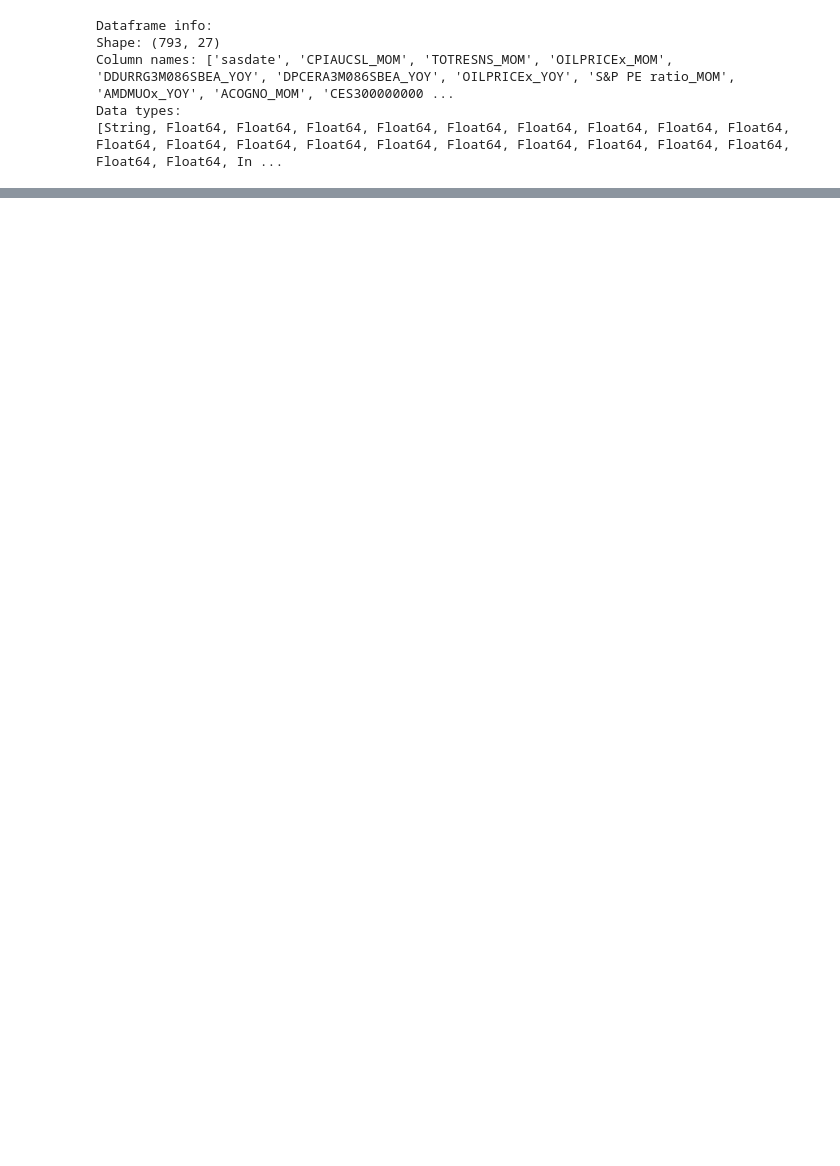
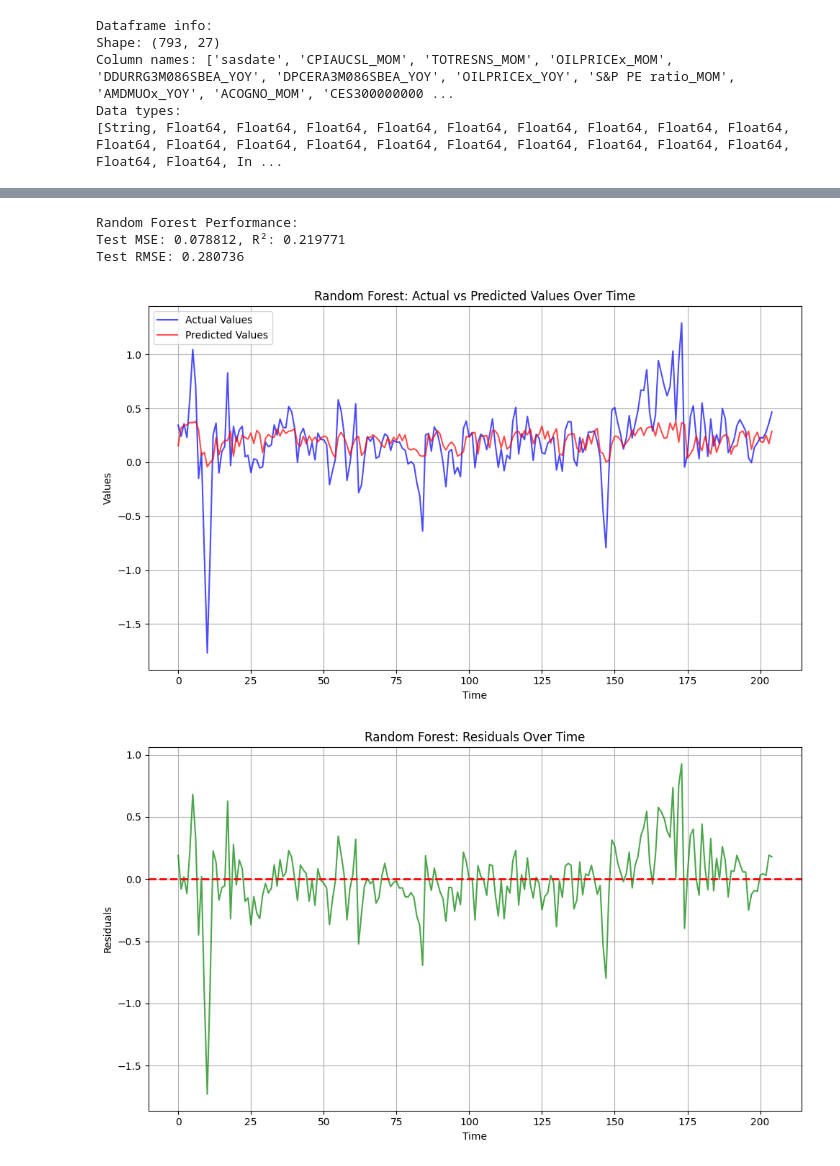
Before and after one commit to rishabhmandayam/inflation_ml, a Jupyter notebook: notebooks/random_forest.ipynb, the cells around one changed output, grey strips where cells are left out. Saved outputs shown, nothing was run; the diff lists cells and outputs as text; code cells hidden in the pictures; blank space fills up the shorter version.

```diff
--- a/notebooks/random_forest.ipynb
+++ b/notebooks/random_forest.ipynb
@@ -148,0 +228,52 @@ R² Score: -0.804905
+# %%
+y_pred_test = rf_regressor.predict(X_test)
+test_mse = mean_squared_error(y_test, y_pred_test)
+rmse = np.sqrt(test_mse)
+test_r2 = r2_score(y_test, y_pred_test)
+
+print("\nRandom Forest Performance:")
+print(f"Test MSE: {test_mse:.6f}, R²: {test_r2:.6f}")
+print(f"Test RMSE: {rmse:.6f}")
+# %% [output]
+Random Forest Performance:
+Test MSE: 0.078812, R²: 0.219771
+Test RMSE: 0.280736
+# %%
+import matplotlib.pyplot as plt
+import pandas as pd
+
+plt.figure(figsize=(10, 6))
+
+
+if hasattr(y_test, 'index') and isinstance(y_test.index, pd.DatetimeIndex):
+    x_values = y_test.index
+else:
+    # Create a sequential index if no datetime index exists
+    x_values = range(len(y_test))
+
+# Plot both actual and predicted values as lines
+plt.plot(x_values, y_test, 'b-', label='Actual Values', alpha=0.7)
+plt.plot(x_values, y_pred_test, 'r-', label='Predicted Values', alpha=0.7)
+
+plt.xlabel('Time')
+plt.ylabel('Values')
+plt.title('Random Forest: Actual vs Predicted Values Over Time')
+plt.legend()
+plt.grid(True)
+plt.tight_layout()
+plt.show()
+
+# Calculate and plot residuals over time
+residuals = y_test - y_pred_test
+plt.figure(figsize=(10, 6))
+plt.plot(x_values, residuals, 'g-', alpha=0.7)
+plt.axhline(y=0, color='r', linestyle='--', lw=2)
+plt.xlabel('Time')
+plt.ylabel('Residuals')
+plt.title('Random Forest: Residuals Over Time')
+plt.grid(True)
+plt.tight_layout()
+plt.show()
+# %% [output]
+[figure, added]
+[figure, added]
```
Also changed, not shown: parts of 12 cells of this notebook, 1 other file.
